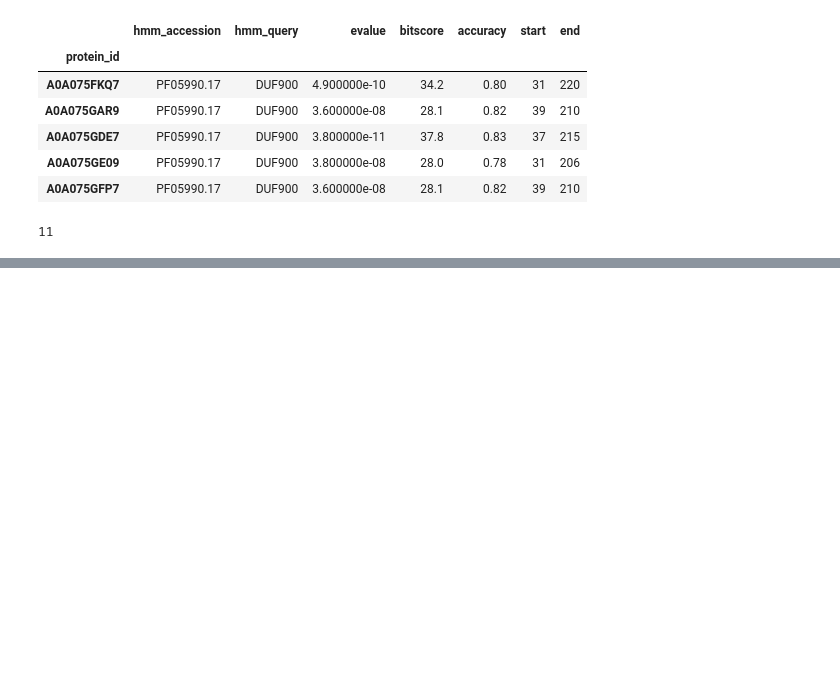
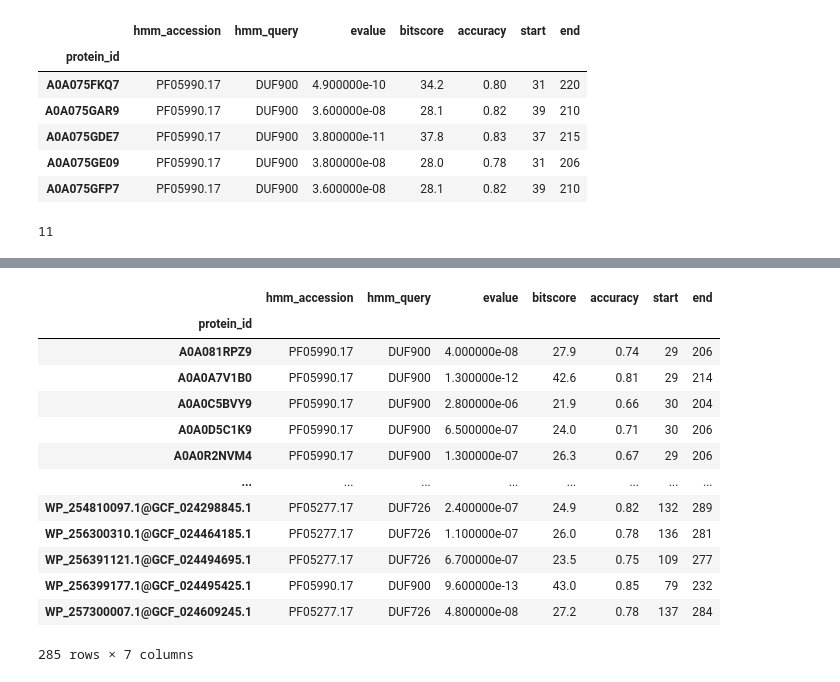
Before and after one commit to Chahrazadt87/AvB, a Jupyter notebook: notebook/hydrolase_tree.ipynb, the cells around one changed output, grey strips where cells are left out. Saved outputs shown, nothing was run; the diff lists cells and outputs as text; code cells hidden in the pictures; blank space fills up the shorter version.

```diff
--- a/notebook/hydrolase_tree.ipynb
+++ b/notebook/hydrolase_tree.ipynb
@@ -324,0 +383,7 @@ itol_protein_domain_annotations(
+# %%
+gtdb_only = metadata_df[
+    (metadata_df['gtdb_id'].notnull()) |
+    (metadata_df['db_proka_id'].notnull()) |
+    (metadata_df['id'])
+].copy()
+len(gtdb_only)
@@ -324,0 +392,7 @@ itol_protein_domain_annotations(
+# %%
+gtdb_only_tree = prune_leaves_with_unknown_id(tree, set(list(gtdb_only.index) + ['pgaptmp_002090_1']))
+gtdb_only_tree_ids = set([l.name for l in gtdb_only_tree.get_terminals()])
+
+gtdb_only_tree_path = data_folder / 'hydrolase_tree' / 'hydrolase_2090_gtdb_only.tree'
+with gtdb_only_tree_path.open('w') as f_out:
+    Phylo.write([gtdb_only_tree], f_out, 'newick')
@@ -324,0 +416,3 @@ itol_protein_domain_annotations(
+# %%
+final_df = gtdb_only.loc[sorted(gtdb_only_tree_ids)]
+final_df[['domain', 'gtdb_phylum']].value_counts()
@@ -324,0 +433,18 @@ itol_protein_domain_annotations(
+# %%
+final_domains_df = pfam_df.loc[sorted(set(pfam_df.index) & set(final_df.index))]
+final_domains_df
+# %% [output]
+|  | hmm_accession | hmm_query | evalue | bitscore | accuracy | start | end |
+| protein_id |  |  |  |  |  |  |  |
+| A0A081RPZ9 | PF05990.17 | DUF900 | 4.000000e-08 | 27.9 | 0.74 | 29 | 206 |
+| A0A0A7V1B0 | PF05990.17 | DUF900 | 1.300000e-12 | 42.6 | 0.81 | 29 | 214 |
+| A0A0C5BVY9 | PF05990.17 | DUF900 | 2.800000e-06 | 21.9 | 0.66 | 30 | 204 |
+| A0A0D5C1K9 | PF05990.17 | DUF900 | 6.500000e-07 | 24.0 | 0.71 | 30 | 206 |
+| A0A0R2NVM4 | PF05990.17 | DUF900 | 1.300000e-07 | 26.3 | 0.67 | 29 | 206 |
+| ... | ... | ... | ... | ... | ... | ... | ... |
+| WP_254810097.1@GCF_024298845.1 | PF05277.17 | DUF726 | 2.400000e-07 | 24.9 | 0.82 | 132 | 289 |
+| WP_256300310.1@GCF_024464185.1 | PF05277.17 | DUF726 | 1.100000e-07 | 26.0 | 0.78 | 136 | 281 |
+| WP_256391121.1@GCF_024494695.1 | PF05277.17 | DUF726 | 6.700000e-07 | 23.5 | 0.75 | 109 | 277 |
+| WP_256399177.1@GCF_024495425.1 | PF05990.17 | DUF900 | 9.600000e-13 | 43.0 | 0.85 | 79 | 232 |
+| WP_257300007.1@GCF_024609245.1 | PF05277.17 | DUF726 | 4.800000e-08 | 27.2 | 0.78 | 137 | 284 |
+285 rows × 7 columns
```
Also changed, not shown: parts of 45 cells of this notebook, 32 other files.
